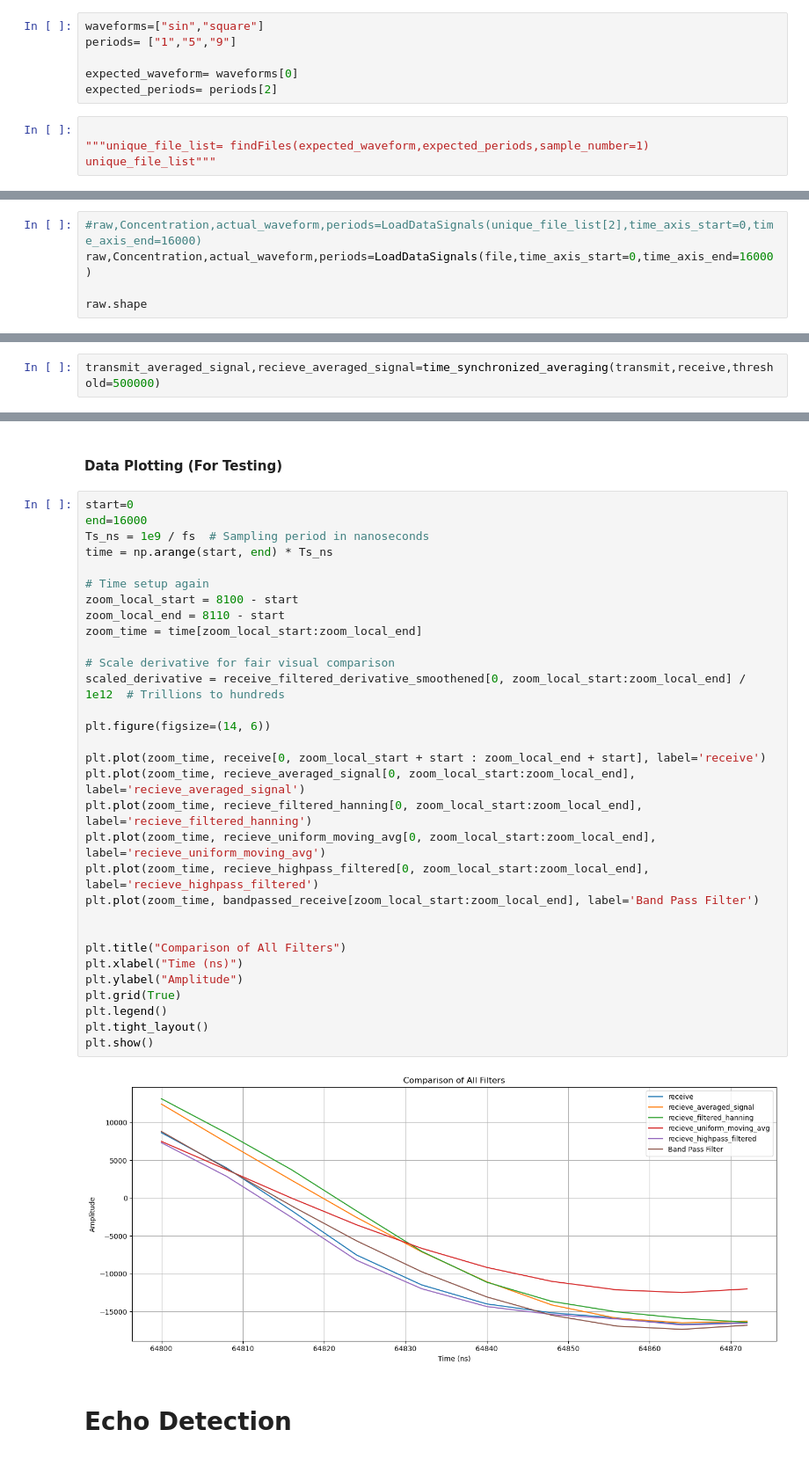
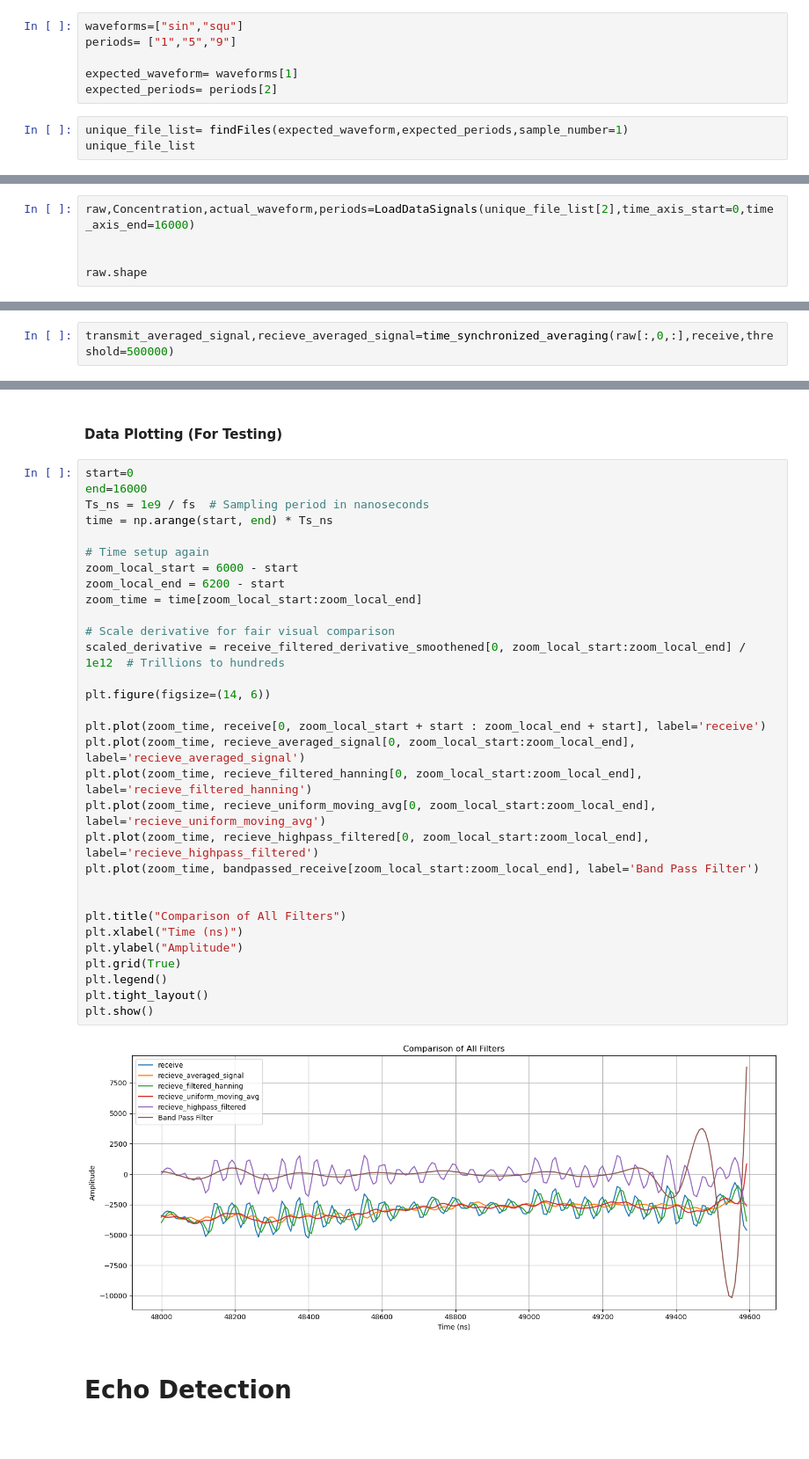
Before and after one commit to madhviasthana/Bio-Medical-Signal-Processing, a Jupyter notebook: codebase/main.ipynb, the cells around one changed output, grey strips where cells are left out. Shown at 88% size. Drawn from its saved outputs; the diff is of its cells as text.

```diff
--- a/codebase/main.ipynb
+++ b/codebase/main.ipynb
@@ -23,13 +24,12 @@ def normalize_min_max(data):
 # %% [markdown]
 #### Extract relevant files for processing
 # %%
-waveforms=["sin","square"]
+waveforms=["sin","squ"]
 periods= ["1","5","9"]
 
-expected_waveform= waveforms[0]
+expected_waveform= waveforms[1]
 expected_periods= periods[2]
 # %%
-
-"""unique_file_list= findFiles(expected_waveform,expected_periods,sample_number=1)
-unique_file_list"""
+unique_file_list= findFiles(expected_waveform,expected_periods,sample_number=1)
+unique_file_list
 # %% [output]
@@ -41,6 +57,6 @@ file="/Users/madhviasthana/Documents/Experimental Signal Preprocessing  /Experim
 # %%
-#raw,Concentration,actual_waveform,periods=LoadDataSignals(unique_file_list[2],time_axis_start=0,time_axis_end=16000)
-raw,Concentration,actual_waveform,periods=LoadDataSignals(file,time_axis_start=0,time_axis_end=16000)
+raw,Concentration,actual_waveform,periods=LoadDataSignals(unique_file_list[2],time_axis_start=0,time_axis_end=16000)
+
 
 raw.shape
 # %% [output]
@@ -74,7 +102,7 @@ receive.shape
 # %% [output]
 (100, 16000)
 # %%
-transmit_averaged_signal,recieve_averaged_signal=time_synchronized_averaging(transmit,receive,threshold=500000)
+transmit_averaged_signal,recieve_averaged_signal=time_synchronized_averaging(raw[:,0,:],receive,threshold=500000)
 # %% [output]
 Transmit Valid signals after filtering: (33, 16000)
 Recieve Valid signals after filtering: (33, 16000)
@@ -194,36 +222,36 @@ signal_plot(bandpassed_receive[:],start=8100,end=8200,title="Recieve Channel: Ba
 # %%
 start=0
 end=16000
 Ts_ns = 1e9 / fs  # Sampling period in nanoseconds
 time = np.arange(start, end) * Ts_ns
 
 # Time setup again
-zoom_local_start = 8100 - start
-zoom_local_end = 8110 - start
+zoom_local_start = 6000 - start
+zoom_local_end = 6200 - start
 zoom_time = time[zoom_local_start:zoom_local_end]
 
 # Scale derivative for fair visual comparison
 scaled_derivative = receive_filtered_derivative_smoothened[0, zoom_local_start:zoom_local_end] / 1e12  # Trillions to hundreds
 
 plt.figure(figsize=(14, 6))
 
 plt.plot(zoom_time, receive[0, zoom_local_start + start : zoom_local_end + start], label='receive')
 plt.plot(zoom_time, recieve_averaged_signal[0, zoom_local_start:zoom_local_end], label='recieve_averaged_signal')
 plt.plot(zoom_time, recieve_filtered_hanning[0, zoom_local_start:zoom_local_end], label='recieve_filtered_hanning')
 plt.plot(zoom_time, recieve_uniform_moving_avg[0, zoom_local_start:zoom_local_end], label='recieve_uniform_moving_avg')
 plt.plot(zoom_time, recieve_highpass_filtered[0, zoom_local_start:zoom_local_end], label='recieve_highpass_filtered')
 plt.plot(zoom_time, bandpassed_receive[zoom_local_start:zoom_local_end], label='Band Pass Filter')
 
 
 plt.title("Comparison of All Filters")
 plt.xlabel("Time (ns)")
 plt.ylabel("Amplitude")
 plt.grid(True)
 plt.legend()
 plt.tight_layout()
 plt.show()
 # %% [output]
-[figure, old version]
+[figure, new version]
 # %% [markdown]
 # Echo Detection
 # %% [markdown]
```
Also changed, not shown: parts of 45 cells of this notebook, 6 other files.
